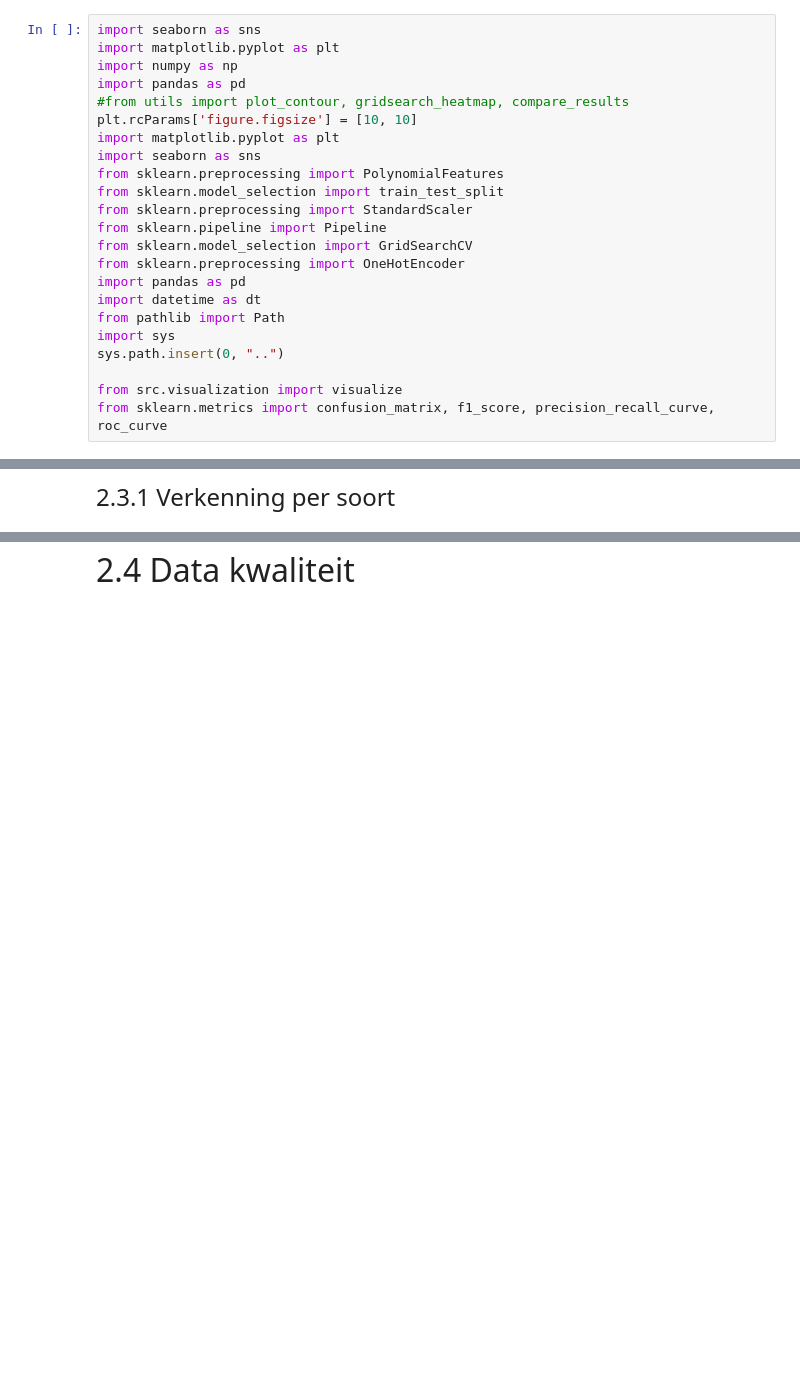
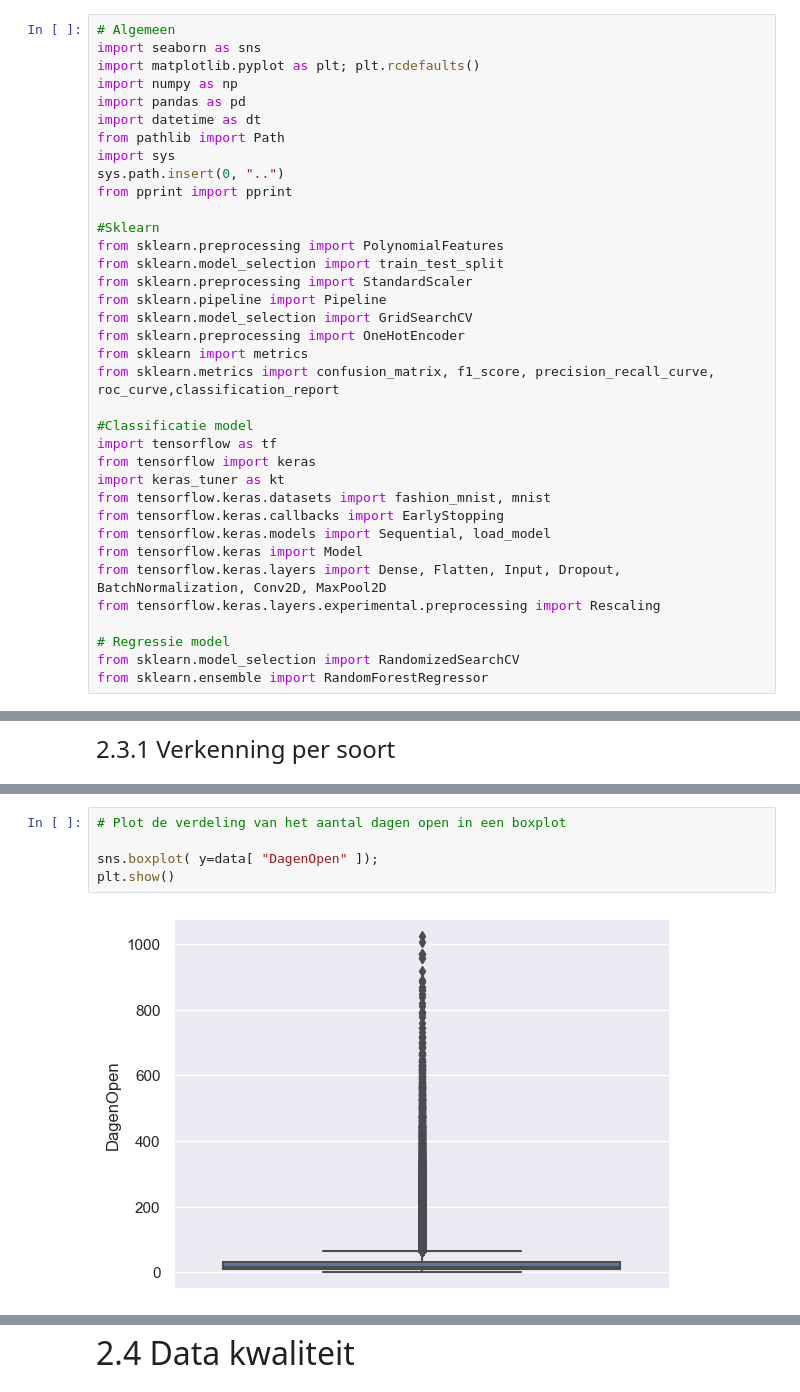
Before and after one commit to GeertJansenHU/ProjectML-21, a Jupyter notebook: notebooks/Project ML-21- Geert Jansen.ipynb, the cells around one changed output, grey strips where cells are left out. Cells and saved outputs as stored; diff of their text form; blank space fills up the shorter version.

```diff
--- a/notebooks/Project ML-21- Geert Jansen.ipynb
+++ b/notebooks/Project ML-21- Geert Jansen.ipynb
@@ -1,26 +1,39 @@
 # %%
+# Algemeen
 import seaborn as sns
-import matplotlib.pyplot as plt
+import matplotlib.pyplot as plt; plt.rcdefaults()
 import numpy as np
 import pandas as pd
-#from utils import plot_contour, gridsearch_heatmap, compare_results
-plt.rcParams['figure.figsize'] = [10, 10]
-import matplotlib.pyplot as plt
-import seaborn as sns
+import datetime as dt
+from pathlib import Path
+import sys
+sys.path.insert(0, "..")
+from pprint import pprint
+
+#Sklearn
 from sklearn.preprocessing import PolynomialFeatures
 from sklearn.model_selection import train_test_split
 from sklearn.preprocessing import StandardScaler
 from sklearn.pipeline import Pipeline
 from sklearn.model_selection import GridSearchCV
 from sklearn.preprocessing import OneHotEncoder
-import pandas as pd
-import datetime as dt
-from pathlib import Path
-import sys
-sys.path.insert(0, "..")
+from sklearn import metrics
+from sklearn.metrics import confusion_matrix, f1_score, precision_recall_curve, roc_curve,classification_report
 
-from src.visualization import visualize
-from sklearn.metrics import confusion_matrix, f1_score, precision_recall_curve, roc_curve
+#Classificatie model
+import tensorflow as tf
+from tensorflow import keras
+import keras_tuner as kt
+from tensorflow.keras.datasets import fashion_mnist, mnist
+from tensorflow.keras.callbacks import EarlyStopping
+from tensorflow.keras.models import Sequential, load_model
+from tensorflow.keras import Model
+from tensorflow.keras.layers import Dense, Flatten, Input, Dropout, BatchNormalization, Conv2D, MaxPool2D
+from tensorflow.keras.layers.experimental.preprocessing import Rescaling
+
+# Regressie model
+from sklearn.model_selection import RandomizedSearchCV
+from sklearn.ensemble import RandomForestRegressor
 # %% [markdown]
 <font size="10">Doorlooptijd facturen Moore DRV</font>
 # %% [markdown]
@@ -232,0 +199,7 @@ ax = sns.countplot(x="elec. factureren",hue = "OptijdBetaald", data=data,order=d
+# %%
+# Plot de verdeling van het aantal dagen open in een boxplot
+
+sns.boxplot( y=data[ "DagenOpen" ]);
+plt.show()
+# %% [output]
+[figure, added]
```
Also changed, not shown: parts of 107 cells of this notebook.
